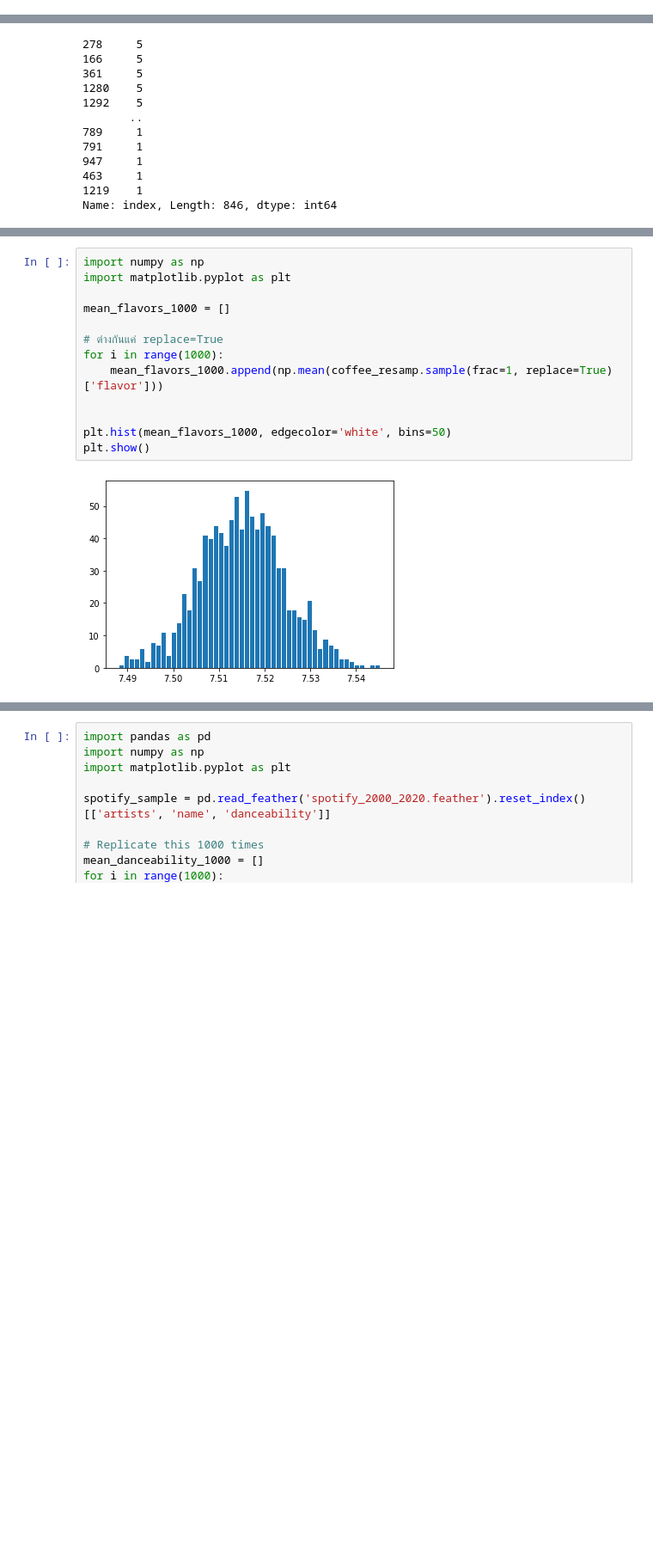
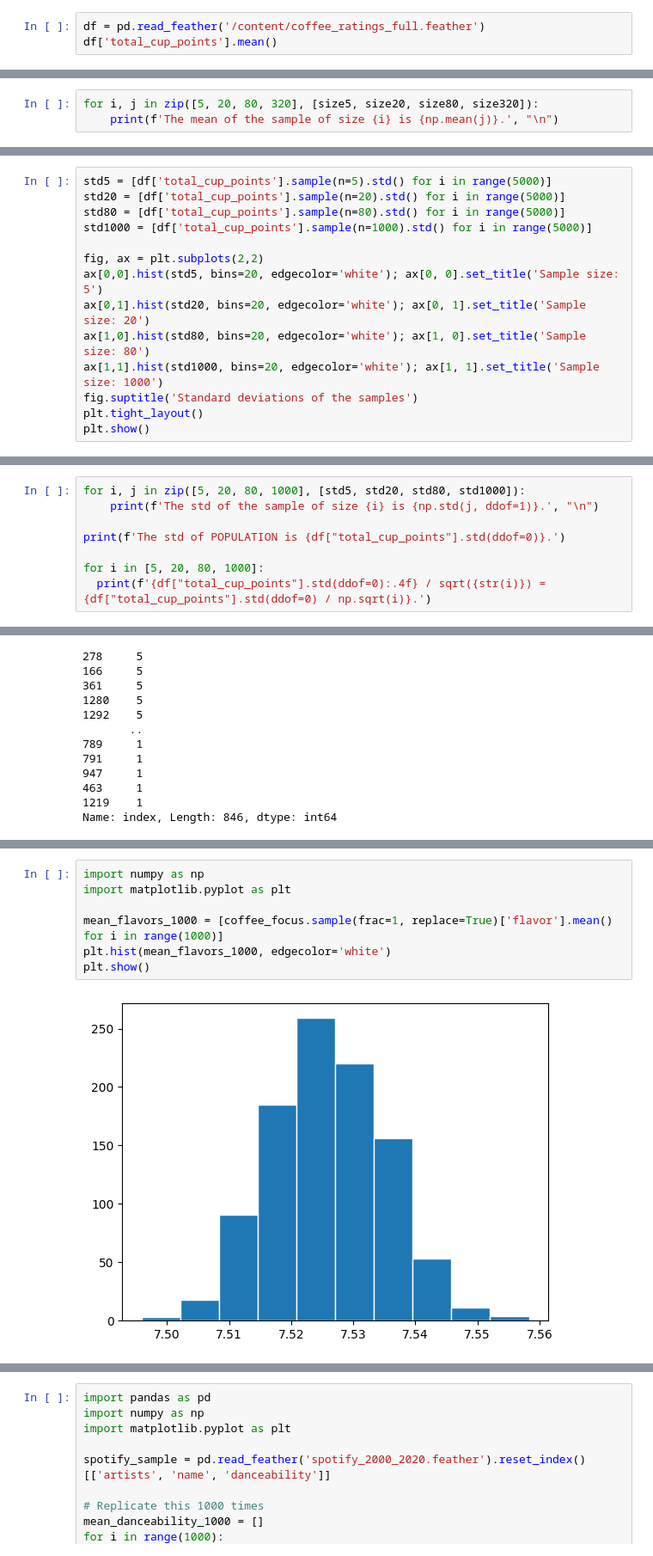
Before and after one commit to armeros/DC_Stats_Sampling, a Jupyter notebook: Sampling.ipynb, the cells around one changed output, grey strips where cells are left out. Shown at 86% size. Cells and saved outputs as stored; diff of their text form; blank space fills up the shorter version.

```diff
--- a/Sampling.ipynb
+++ b/Sampling.ipynb
@@ -973,0 +1342,3 @@ plt.show()
+# %%
+df = pd.read_feather('/content/coffee_ratings_full.feather')
+df['total_cup_points'].mean()
@@ -973,0 +1368,3 @@ plt.show()
+# %%
+for i, j in zip([5, 20, 80, 320], [size5, size20, size80, size320]):
+    print(f'The mean of the sample of size {i} is {np.mean(j)}.', "\n")
@@ -973,0 +1381,14 @@ plt.show()
+# %%
+std5 = [df['total_cup_points'].sample(n=5).std() for i in range(5000)]
+std20 = [df['total_cup_points'].sample(n=20).std() for i in range(5000)]
+std80 = [df['total_cup_points'].sample(n=80).std() for i in range(5000)]
+std1000 = [df['total_cup_points'].sample(n=1000).std() for i in range(5000)]
+
+fig, ax = plt.subplots(2,2)
+ax[0,0].hist(std5, bins=20, edgecolor='white'); ax[0, 0].set_title('Sample size: 5')
+ax[0,1].hist(std20, bins=20, edgecolor='white'); ax[0, 1].set_title('Sample size: 20')
+ax[1,0].hist(std80, bins=20, edgecolor='white'); ax[1, 0].set_title('Sample size: 80')
+ax[1,1].hist(std1000, bins=20, edgecolor='white'); ax[1, 1].set_title('Sample size: 1000')
+fig.suptitle('Standard deviations of the samples')
+plt.tight_layout()
+plt.show()
@@ -973,0 +1399,8 @@ plt.show()
+# %%
+for i, j in zip([5, 20, 80, 1000], [std5, std20, std80, std1000]):
+    print(f'The std of the sample of size {i} is {np.std(j, ddof=1)}.', "\n")
+
+print(f'The std of POPULATION is {df["total_cup_points"].std(ddof=0)}.')
+
+for i in [5, 20, 80, 1000]:
+  print(f'{df["total_cup_points"].std(ddof=0):.4f} / sqrt({str(i)}) = {df["total_cup_points"].std(ddof=0) / np.sqrt(i)}.')
@@ -1113,15 +1570,9 @@ The resulting statistics are bootstrap statistics, and they form a **"bootstrap
 # %%
 import numpy as np
 import matplotlib.pyplot as plt
 
-mean_flavors_1000 = []
-
-# ต่างกันแค่ replace=True
-for i in range(1000):
-    mean_flavors_1000.append(np.mean(coffee_resamp.sample(frac=1, replace=True)['flavor']))
-
-
-plt.hist(mean_flavors_1000, edgecolor='white', bins=50)
+mean_flavors_1000 = [coffee_focus.sample(frac=1, replace=True)['flavor'].mean() for i in range(1000)]
+plt.hist(mean_flavors_1000, edgecolor='white')
 plt.show()
 # %% [output]
-[figure, old version]
+[figure, new version]
```
Also changed, not shown: parts of 97 cells of this notebook.
